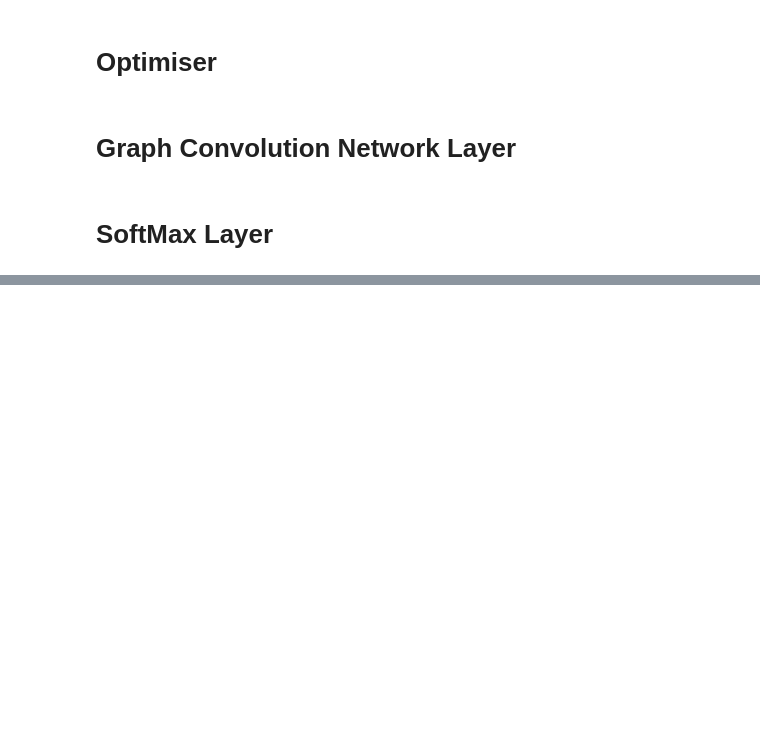
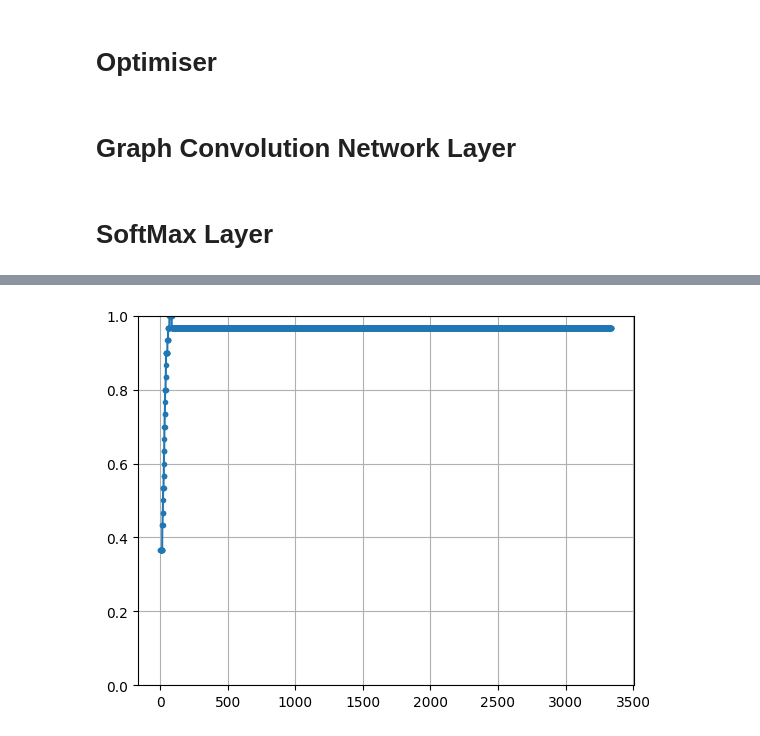
Before and after one commit to Nate-81/GCN_from_scratch, a Jupyter notebook: GNN_from_scratch.ipynb, the cells around one changed output, grey strips where cells are left out. Drawn from its saved outputs; the diff is of its cells as text; code cells hidden in the pictures; blank space fills up the shorter version.

```diff
--- a/GNN_from_scratch.ipynb
+++ b/GNN_from_scratch.ipynb
@@ -198,0 +358,7 @@ opt = Optimiser(0.03, 0.04)
+# %%
+fig, ax = plt.subplots()
+_ = ax.plot(accuracy, marker='.')
+ax.grid()
+_ = ax.set(ylim=[0, 1])
+# %% [output]
+[figure, added]
```
Also changed, not shown: parts of 24 cells of this notebook.
